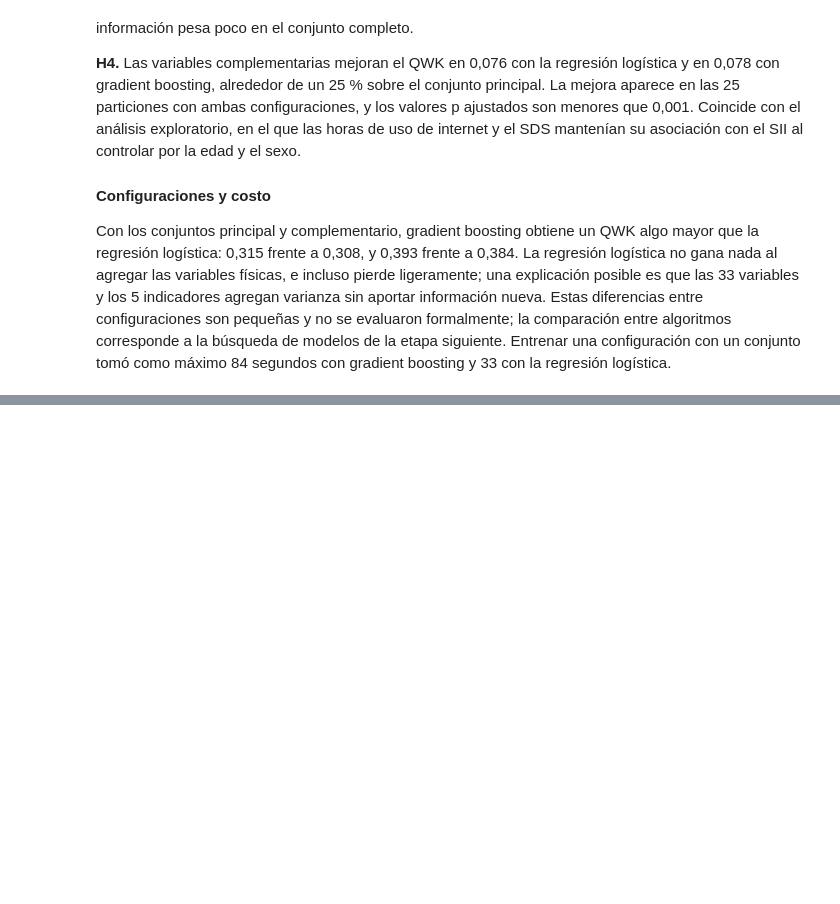
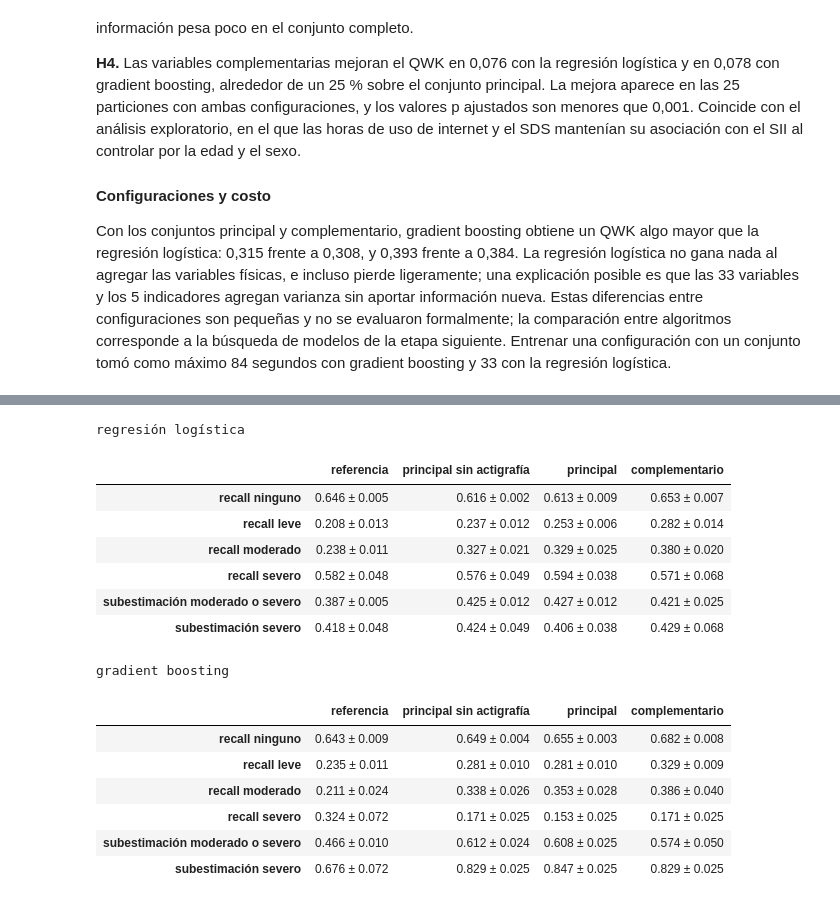
Before and after one commit to juanestebancg2806/piu-severity-prediction, a Jupyter notebook: notebooks/02_experimentos_iniciales.ipynb, the cells around one changed output, grey strips where cells are left out. Drawn from its saved outputs; the diff is of its cells as text; code cells hidden in the pictures; blank space fills up the shorter version.

```diff
--- a/notebooks/02_experimentos_iniciales.ipynb
+++ b/notebooks/02_experimentos_iniciales.ipynb
@@ -848,0 +860,37 @@ Con los conjuntos principal y complementario, gradient boosting obtiene un QWK a
+# %%
+def tabla_por_nivel(configuracion: str) -> pd.DataFrame:
+    """Resume el recall y la subestimación de una configuración en cada conjunto."""
+    columnas = {}
+    for conjunto in ORDEN_CONJUNTOS:
+        pliegues, predicciones = resultados[(configuracion, conjunto)]
+        agregado = aggregate_repeats(summarize_by_repeat(pliegues, predicciones))
+        columnas[NOMBRES_CONJUNTOS[conjunto]] = {
+            METRICAS_ES[metrica]: (
+                f"{agregado.at[metrica, 'mean']:.3f} ± {agregado.at[metrica, 'std']:.3f}"
+            )
+            for metrica in METRICAS_ES
+            if metrica != "qwk"
+        }
+    return pd.DataFrame(columnas)
+
+
+for configuracion in CONFIGURACIONES:
+    print(configuracion)
+    display(tabla_por_nivel(configuracion))
+# %% [output]
+regresión logística
+|  | referencia | principal sin actigrafía | principal | complementario |
+| recall ninguno | 0.646 ± 0.005 | 0.616 ± 0.002 | 0.613 ± 0.009 | 0.653 ± 0.007 |
+| recall leve | 0.208 ± 0.013 | 0.237 ± 0.012 | 0.253 ± 0.006 | 0.282 ± 0.014 |
+| recall moderado | 0.238 ± 0.011 | 0.327 ± 0.021 | 0.329 ± 0.025 | 0.380 ± 0.020 |
+| recall severo | 0.582 ± 0.048 | 0.576 ± 0.049 | 0.594 ± 0.038 | 0.571 ± 0.068 |
+| subestimación moderado o severo | 0.387 ± 0.005 | 0.425 ± 0.012 | 0.427 ± 0.012 | 0.421 ± 0.025 |
+| subestimación severo | 0.418 ± 0.048 | 0.424 ± 0.049 | 0.406 ± 0.038 | 0.429 ± 0.068 |
+gradient boosting
+|  | referencia | principal sin actigrafía | principal | complementario |
+| recall ninguno | 0.643 ± 0.009 | 0.649 ± 0.004 | 0.655 ± 0.003 | 0.682 ± 0.008 |
+| recall leve | 0.235 ± 0.011 | 0.281 ± 0.010 | 0.281 ± 0.010 | 0.329 ± 0.009 |
+| recall moderado | 0.211 ± 0.024 | 0.338 ± 0.026 | 0.353 ± 0.028 | 0.386 ± 0.040 |
+| recall severo | 0.324 ± 0.072 | 0.171 ± 0.025 | 0.153 ± 0.025 | 0.171 ± 0.025 |
+| subestimación moderado o severo | 0.466 ± 0.010 | 0.612 ± 0.024 | 0.608 ± 0.025 | 0.574 ± 0.050 |
+| subestimación severo | 0.676 ± 0.072 | 0.829 ± 0.025 | 0.847 ± 0.025 | 0.829 ± 0.025 |
```
Also changed, not shown: parts of 6 cells of this notebook, 1 other file.
